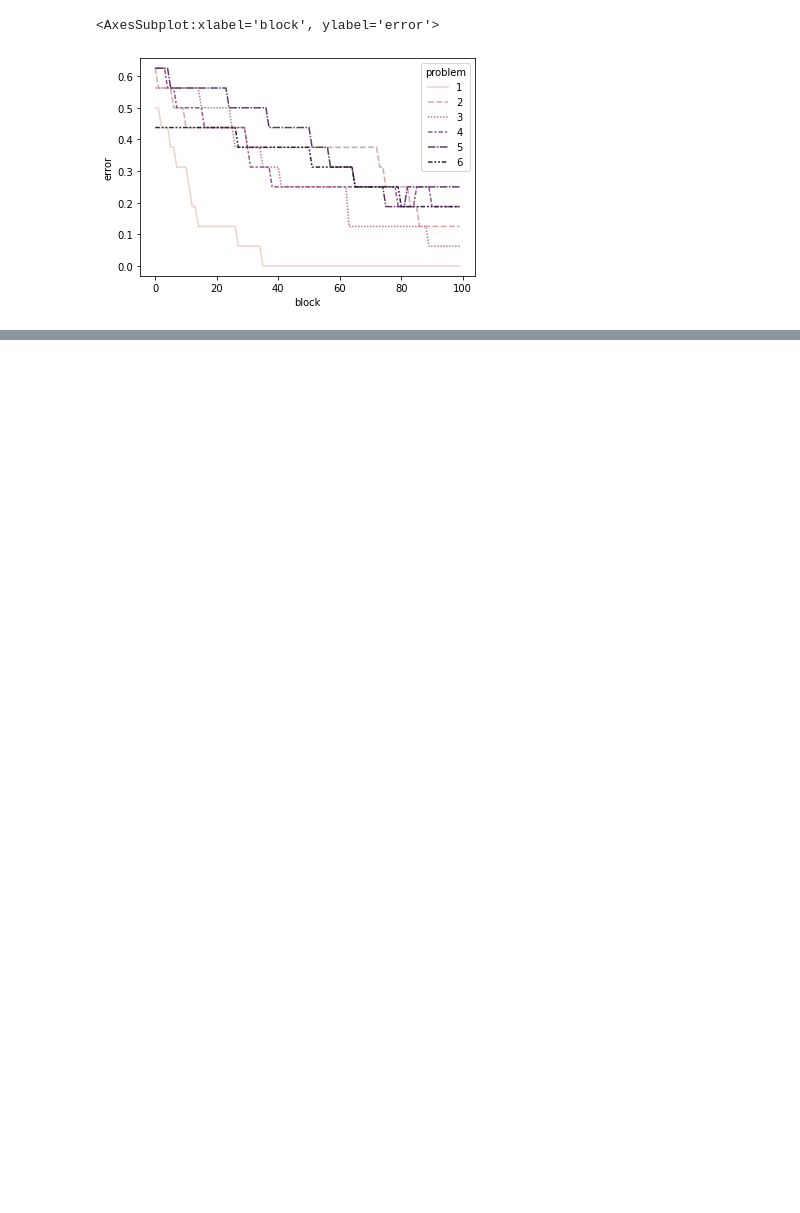
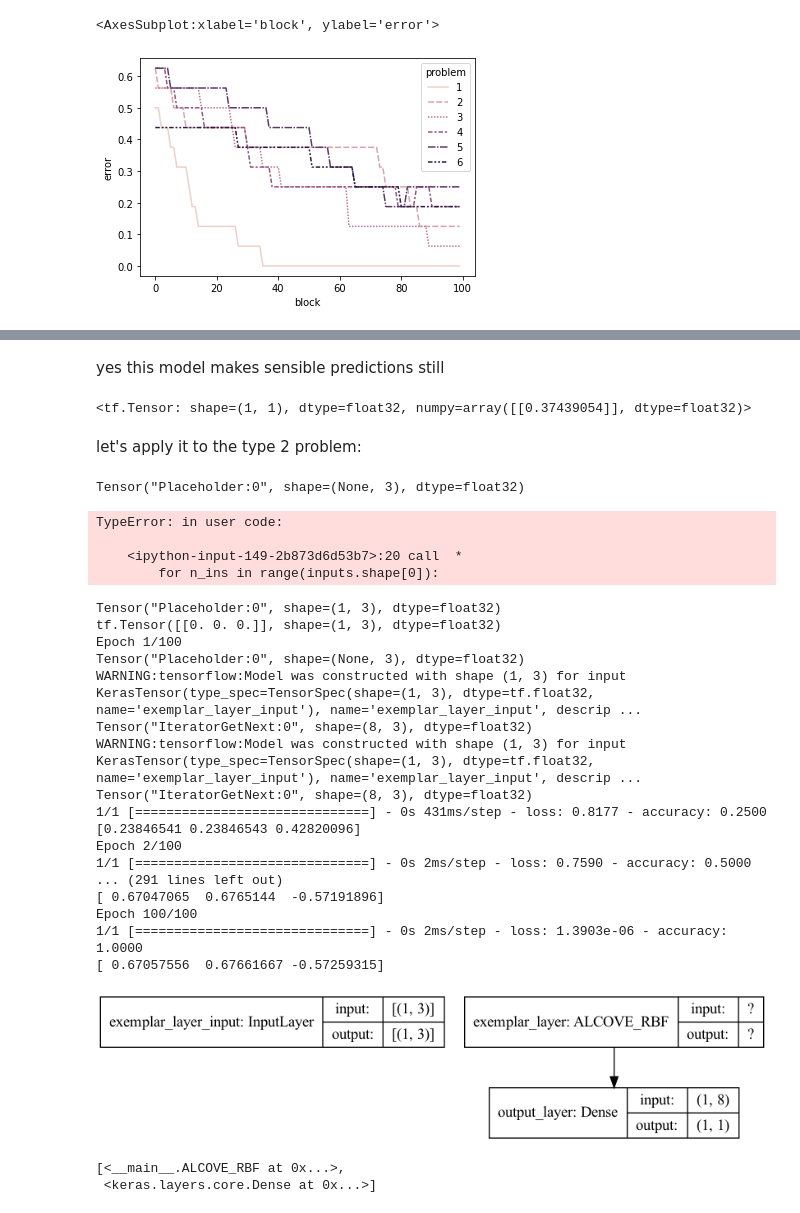
Before and after one commit to gureckis/keras_alcove, a Jupyter notebook: alcove_shj.ipynb, the cells around one changed output, grey strips where cells are left out. Saved outputs shown, nothing was run; the diff lists cells and outputs as text; code cells hidden in the pictures; blank space fills up the shorter version.

```diff
--- a/alcove_shj.ipynb
+++ b/alcove_shj.ipynb
@@ -109,0 +190,74 @@ sns.lineplot(x='block',y='error',style='problem',hue='problem',data=runs_df.grou
+# %% [markdown]
+yes this model makes sensible predictions still
+# %%
+model(stims[0:1])
+# %% [output]
+<tf.Tensor: shape=(1, 1), dtype=float32, numpy=array([[0.37439054]], dtype=float32)>
+# %% [markdown]
+let's apply it to the type 2 problem:
+# %%
+model = keras.Sequential(name="ALCOVE")
+model.add(keras.Input(shape=(3,)))  ## this doesn't work
+model.add(ALCOVE_RBF(stims, name="exemplar_layer"))
+model.add(layers.Dense(1, activation="sigmoid", name="output_layer"))
+# %% [output]
+Tensor("Placeholder:0", shape=(None, 3), dtype=float32)
+TypeError: in user code:
+
+    <ipython-input-149-2b873d6d53b7>:20 call  *
+        for n_ins in range(inputs.shape[0]):
+# %%
+problem = 1
+# model = keras.Sequential([
+#     ALCOVE_RBF(stims),
+#     layers.Dense(1, activation="sigmoid")
+# ])
+model = keras.Sequential(name="ALCOVE")
+#model.add(keras.Input(shape=(3,)))  ## this doesn't work but needs to for the multi optimizer to wrok
+model.add(ALCOVE_RBF(stims, name="exemplar_layer"))
+model.add(layers.Dense(1, activation="sigmoid", name="output_layer"))
+model(stims[0:1])  # <-- needed because I can't figure out the symbolic shape
+
+# this is a custom call back whcih prints the value of the attention weights
+print_attn = tf.keras.callbacks.LambdaCallback(on_epoch_end=lambda batch, logs: print(model.layers[0].get_attention()))
+
+optimizers = [
+    tf.keras.optimizers.RMSprop(learning_rate=0.0033),  # different learning rate for first later
+    tf.keras.optimizers.RMSprop(learning_rate=0.03) # than for the rest
+]
+optimizers_and_layers = [(optimizers[1], model.layers[0]), (optimizers[1], model.layers[1])]
+optimizer = tfa.optimizers.MultiOptimizer(optimizers_and_layers)
+
+# change the loss!!
+model.compile(optimizer=optimizer, loss="binary_crossentropy", metrics=["accuracy"])
+history = model.fit(stims, labels[problem], epochs=100, batch_size=8, verbose=True, callbacks=[print_attn])
+run_df=pd.DataFrame(history.history)
+run_df['error']=1.0-run_df['accuracy']
+run_df['block']=run_df.index
+run_df['problem']=problem+1
+
+keras.utils.plot_model(model, show_shapes=True)
+# %% [output]
+Tensor("Placeholder:0", shape=(1, 3), dtype=float32)
+tf.Tensor([[0. 0. 0.]], shape=(1, 3), dtype=float32)
+Epoch 1/100
+Tensor("Placeholder:0", shape=(None, 3), dtype=float32)
+WARNING:tensorflow:Model was constructed with shape (1, 3) for input KerasTensor(type_spec=TensorSpec(shape=(1, 3), dtype=tf.float32, name='exemplar_layer_input'), name='exemplar_layer_input', descrip ...
+Tensor("IteratorGetNext:0", shape=(8, 3), dtype=float32)
+WARNING:tensorflow:Model was constructed with shape (1, 3) for input KerasTensor(type_spec=TensorSpec(shape=(1, 3), dtype=tf.float32, name='exemplar_layer_input'), name='exemplar_layer_input', descrip ...
+Tensor("IteratorGetNext:0", shape=(8, 3), dtype=float32)
+1/1 [==============================] - 0s 431ms/step - loss: 0.8177 - accuracy: 0.2500
+[0.23846541 0.23846543 0.42820096]
+Epoch 2/100
+1/1 [==============================] - 0s 2ms/step - loss: 0.7590 - accuracy: 0.5000
+... (291 lines left out)
+[ 0.67047065  0.6765144  -0.57191896]
+Epoch 100/100
+1/1 [==============================] - 0s 2ms/step - loss: 1.3903e-06 - accuracy: 1.0000
+[ 0.67057556  0.67661667 -0.57259315]
+[figure, added]
+# %%
+model.layers
+# %% [output]
+[<__main__.ALCOVE_RBF at 0x...>,
+ <keras.layers.core.Dense at 0x...>]
```
Also changed, not shown: parts of 10 cells of this notebook.
